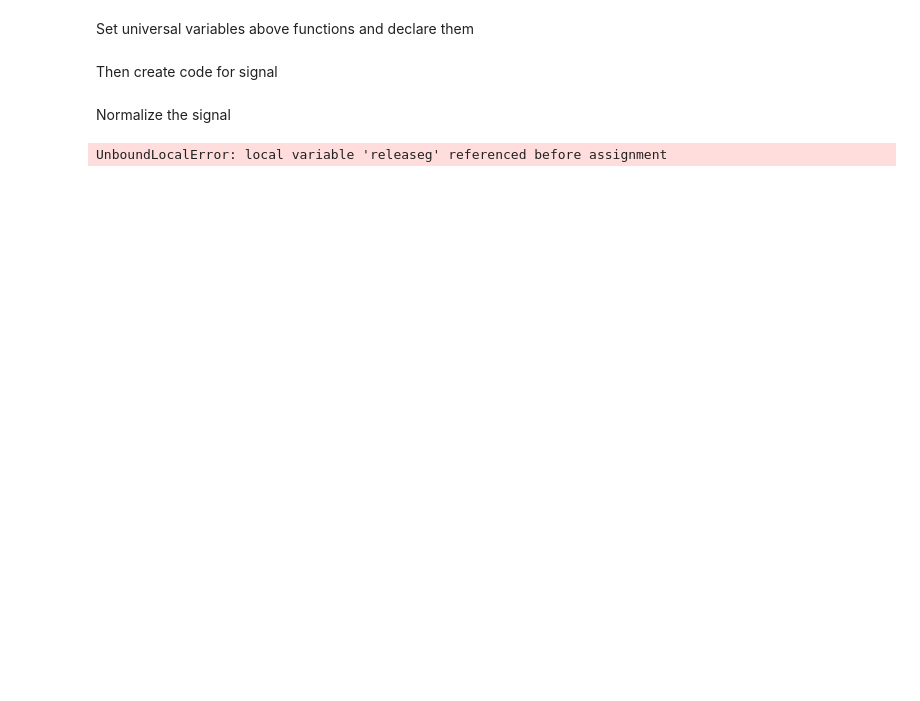
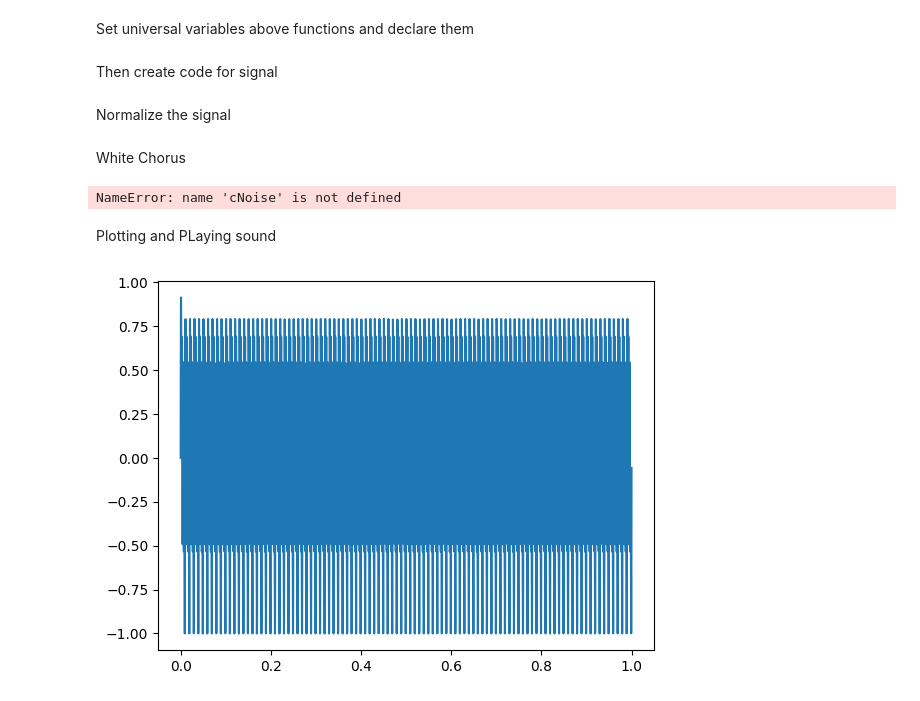
Before and after one commit to TovTyvold/WebApp_Sine_Project, a Jupyter notebook: backend/jupyter_ascending.ipynb, the cells around one changed output. Saved outputs shown, nothing was run; the diff lists cells and outputs as text; code cells hidden in the pictures; blank space fills up the shorter version.

```diff
--- a/backend/jupyter_ascending.ipynb
+++ b/backend/jupyter_ascending.ipynb
@@ -34,11 +35,3 @@ for i in range(len(frequency)):
     ysum  += amplitude * np.sin(omega * frequency[i] * t_vec)
 # %% [markdown]
 Normalize the signal
-# %%
-normalized_y = ysum/ np.max(ysum)
-
-rev_y = Rev_Conv_Filter(normalized_y.copy(), 2, 100)
-plt.plot()
-play(rev_y)
-# %% [output]
-UnboundLocalError: local variable 'releaseg' referenced before assignment
@@ -44,0 +43,57 @@ UnboundLocalError: local variable 'releaseg' referenced before assignment
+# %% [markdown]
+White Chorus
+# %%
+#lowpass_noise = white_noise(len(normalized_y),2)
+lowpass_noise = cNoise(normalized_y, noise_intensity=  10,exponent = 1, fmin = 0.01)
+lowpass_noise = lowpass_noise / np.max(np.abs(lowpass_noise))
+width = 0.002
+Fs = 44100
+Delay = width
+
+# WIDTH can't be greater than DELAY.
+DELAY = int(Delay * Fs)
+WIDTH = int(width * Fs)
+
+length = len(normalized_y)
+MODFREQ = lowpass_noise / Fs
+L = 1 + DELAY + WIDTH*2
+
+BL = 0.7
+FF = 1
+FB = -0.7
+x = np.zeros_like(normalized_y)
+Delayline = np.zeros(L)
+input = normalized_y.copy()
+for n in range(length):
+    DelaylineS = []
+    # Time delay
+    MOD = MODFREQ[n]
+    TAP = 1 + DELAY + WIDTH * MOD
+    i = int(np.floor(TAP))
+    frac = TAP - i
+    # Time index-delay -> K
+    K = MOD + frac
+    # System of equations
+    # -------------------
+    # Delay Line and
+    # All-Pass Comb -> Chorus equation
+    DelaylineS_ = input[n] + FB * input[int(n-K)]
+    DelaylineS.append(DelaylineS_)
+    Delayline = list(DelaylineS) + list(Delayline[:L-1])
+    x[n] =  BL * Delayline[i] + FF * (DelaylineS_) + input[n]
+
+
+# Normalize:
+g = BL + FF + FB
+x = (x * g)/ np.max(np.abs(x))
+# %% [output]
+NameError: name 'cNoise' is not defined
+# %% [markdown]
+Plotting and PLaying sound
+# %%
+plt.plot(t_vec, x)
+plt.show()
+play(normalized_y)
+play(x)
+# %% [output]
+[figure, added]
```
Also changed, not shown: parts of 3 cells of this notebook, 4 other files.
